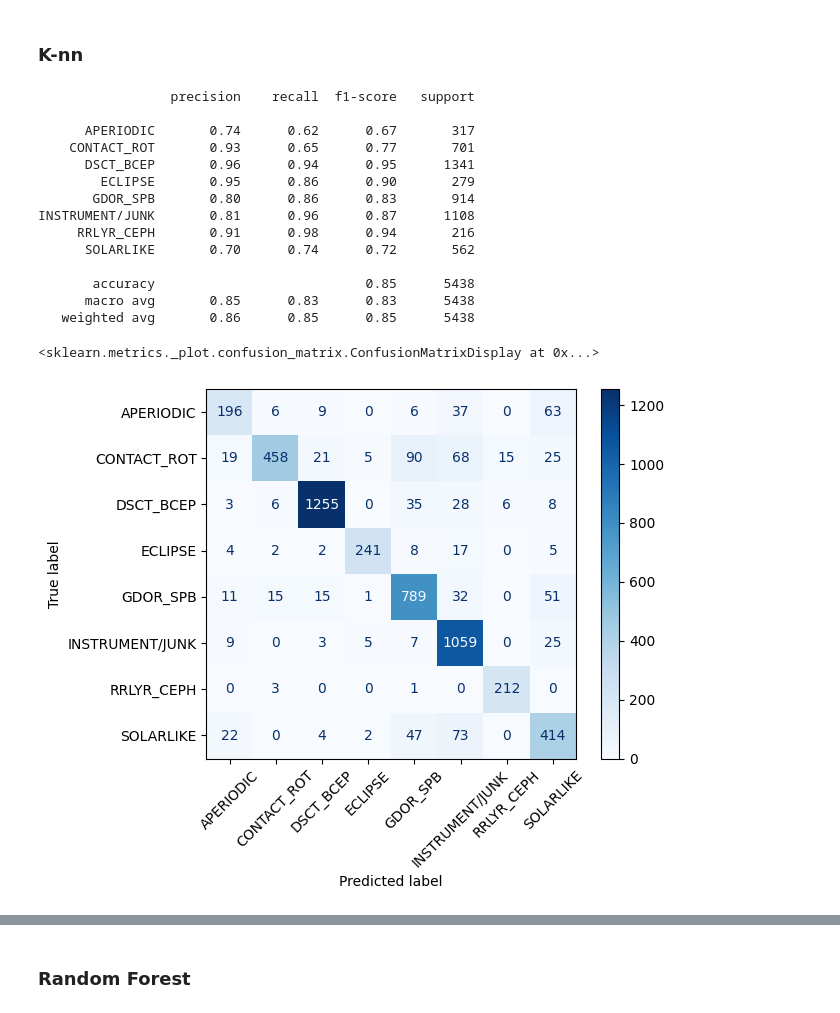
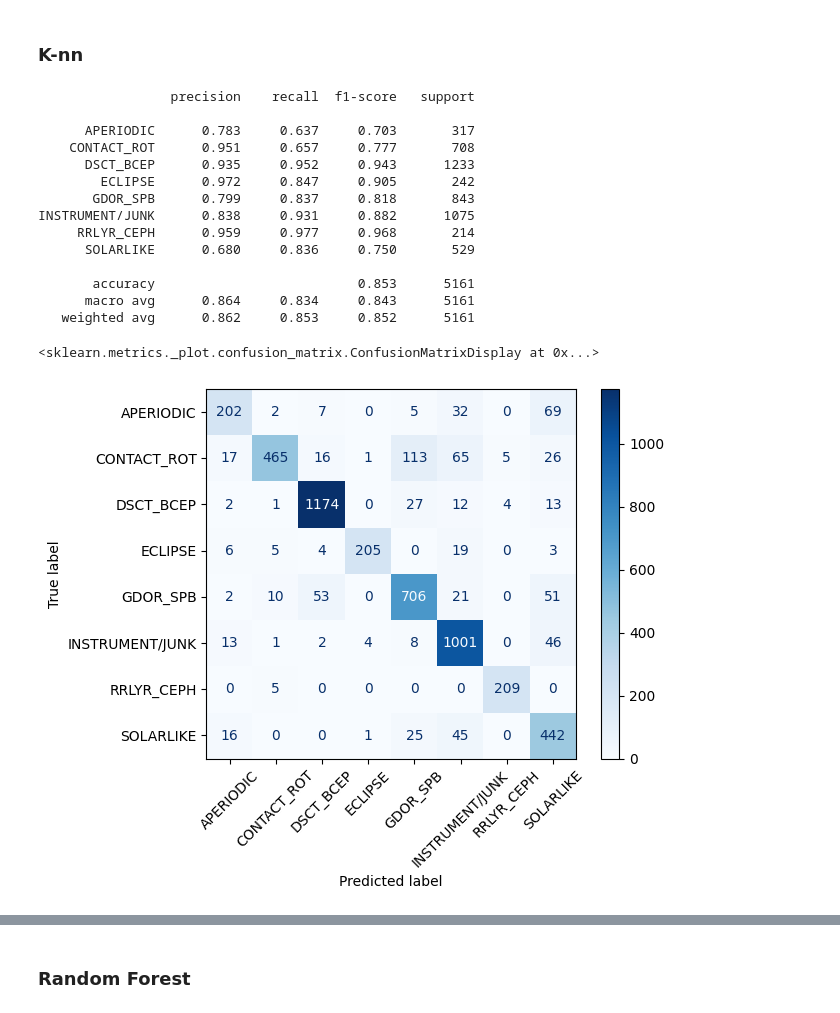
Before and after one commit to IvS-Asteroseismology/plato_classification_features, a Jupyter notebook: notebooks/model_training.ipynb, the cells around one changed output, grey strips where cells are left out. Saved outputs shown, nothing was run; the diff lists cells and outputs as text; code cells hidden in the pictures.

```diff
--- a/notebooks/model_training.ipynb
+++ b/notebooks/model_training.ipynb
@@ -166,10 +113,10 @@ shape: (8, 32)
 #tic_train, tic_test, _, _ = train_test_split(tic, y, stratify=y, test_size=0.3, random_state=1234, shuffle=True)
 
 # Use same partitions as neural net
-tic_train = pl.read_csv(plato_data_directory / 'training_df_try7_train_gaiaids.csv').to_series().cast(pl.String).to_list()
-tic_val = pl.read_csv(plato_data_directory / 'training_df_try7_val_gaiaids.csv').to_series().cast(pl.String).to_list()
+tic_train = pl.read_csv(plato_data_directory / f"{training_set}_train_gaiaids.csv").to_series().to_list()
+tic_val = pl.read_csv(plato_data_directory / f"{training_set}_val_gaiaids.csv").to_series().to_list()
 tic_train = tic_train + tic_val
-tic_test = pl.read_csv(plato_data_directory / 'training_df_try7_test_gaiaids.csv').to_series().cast(pl.String).to_list()
+tic_test = pl.read_csv(plato_data_directory / f"{training_set}_test_gaiaids.csv").to_series().to_list()
 
 df_train = df_training_features.filter(pl.col('GaiaID').is_in(tic_train))
 path_train = df_train['path'].to_numpy()
@@ -213,7 +160,7 @@ dist = 0.5 * (dist + dist.T)
 np.fill_diagonal(dist, 0.0)
 
 link = linkage(squareform(dist), method='average')
-clusters = fcluster(link, t=0.05, criterion='distance') # 95% correlation
+clusters = fcluster(link, t=0.01, criterion='distance') # 99% correlation
 
 selected_features = []
 for c in np.unique(clusters):
@@ -224,4 +171,7 @@ selected_features = np.sort(np.array(selected_features))
 
 X_train = X_train[:, selected_features]
 X_test  = X_test[:, selected_features]
+
+with open(save_path / 'selected_features.pkl', "wb") as f:
+    dump(selected_features, f, protocol=5)
 # %% [output]
@@ -246,50 +196,60 @@ X_test  = X_test[:, selected_features]
 ## Classifiers
 # %%
 # Rescaling the features
-from sklearn.preprocessing import QuantileTransformer, StandardScaler, RobustScaler
+from sklearn.preprocessing import QuantileTransformer, StandardScaler, RobustScaler, LabelEncoder
 
-#rng = np.random.RandomState(0)
-#qt = QuantileTransformer(n_quantiles=1000, random_state=0)
-#X_train_prec3 = qt.fit_transform(X_train)
-#X_prec1 = StandardScaler().fit_transform(X)
 scaler = RobustScaler()
 X_train_pre = scaler.fit_transform(X_train)
 X_test_pre = scaler.transform(X_test)
+le = LabelEncoder().fit(y_train)
+
+with open(save_path / 'preprocessor.pkl', "wb") as f:
+    dump(scaler, f, protocol=5)
+
+with open(save_path / 'label_encoder.pkl', "wb") as f:
+    dump(le, f, protocol=5)
 # %% [markdown]
 ### K-nn
 # %%
-# k-nn classifier
+# k-nn classifier, macro f1 record: 0.843
 
 from sklearn.neighbors import KNeighborsClassifier
 from sklearn.metrics import classification_report
 from sklearn.model_selection import GridSearchCV
+from sklearn.model_selection import StratifiedGroupKFold
 
-clf = GridSearchCV(KNeighborsClassifier(n_jobs=4), cv=5, param_grid={'n_neighbors': [15, 25], 'weights': ['uniform', 'distance']}, scoring='f1_macro')
-clf.fit(X_train_pre, y_train)
-print(classification_report(y_true=y_test, y_pred=clf.predict(X_test_pre)))
+train_groups = np.array([int(p.split('-')[2]) for p in path_train])
+cv = StratifiedGroupKFold(n_splits=5, shuffle=True, random_state=1234)
+
+clf = GridSearchCV(
+    KNeighborsClassifier(n_jobs=1), cv=cv, scoring='f1_macro', n_jobs=4,
+    param_grid={'n_neighbors': [15, 25], 'weights': ['uniform', 'distance']}
+)
+clf.fit(X_train_pre, le.transform(y_train), groups=train_groups)
+print(classification_report(y_true=y_test, y_pred=le.inverse_transform(clf.predict(X_test_pre)), digits=3))
 # %% [output]
                  precision    recall  f1-score   support
 
-      APERIODIC       0.74      0.62      0.67       317
-    CONTACT_ROT       0.93      0.65      0.77       701
-      DSCT_BCEP       0.96      0.94      0.95      1341
-        ECLIPSE       0.95      0.86      0.90       279
-       GDOR_SPB       0.80      0.86      0.83       914
-INSTRUMENT/JUNK       0.81      0.96      0.87      1108
-     RRLYR_CEPH       0.91      0.98      0.94       216
-      SOLARLIKE       0.70      0.74      0.72       562
+      APERIODIC      0.783     0.637     0.703       317
+    CONTACT_ROT      0.951     0.657     0.777       708
+      DSCT_BCEP      0.935     0.952     0.943      1233
+        ECLIPSE      0.972     0.847     0.905       242
+       GDOR_SPB      0.799     0.837     0.818       843
+INSTRUMENT/JUNK      0.838     0.931     0.882      1075
+     RRLYR_CEPH      0.959     0.977     0.968       214
+      SOLARLIKE      0.680     0.836     0.750       529
 
-       accuracy                           0.85      5438
-      macro avg       0.85      0.83      0.83      5438
-   weighted avg       0.86      0.85      0.85      5438
+       accuracy                          0.853      5161
+      macro avg      0.864     0.834     0.843      5161
+   weighted avg      0.862     0.853     0.852      5161
 # %%
 from sklearn.metrics import ConfusionMatrixDisplay
 
-y_test_pred = clf.predict(X_test_pre)
+y_test_pred = le.inverse_transform(clf.predict(X_test_pre))
 ConfusionMatrixDisplay.from_predictions(y_true=y_test, y_pred=y_test_pred, cmap=plt.cm.Blues, xticks_rotation=45)
 # %% [output]
 <sklearn.metrics._plot.confusion_matrix.ConfusionMatrixDisplay at 0x...>
-[figure, old version]
+[figure, new version]
 # %%
 # Best hyperparameters
 pl.DataFrame(clf.cv_results_).sort('rank_test_score').drop(['^.*_time$', 'params'])
```
Also changed, not shown: parts of 60 cells of this notebook, 6 other files.
